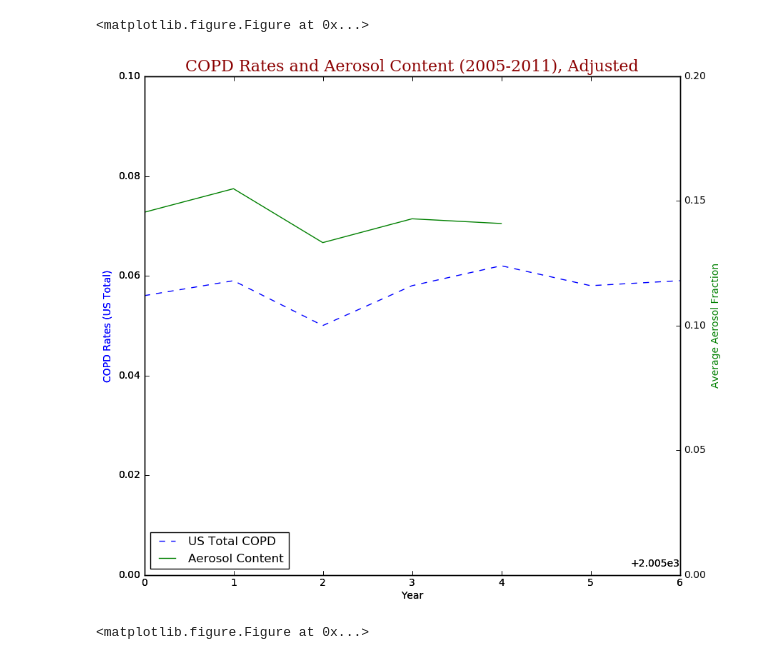
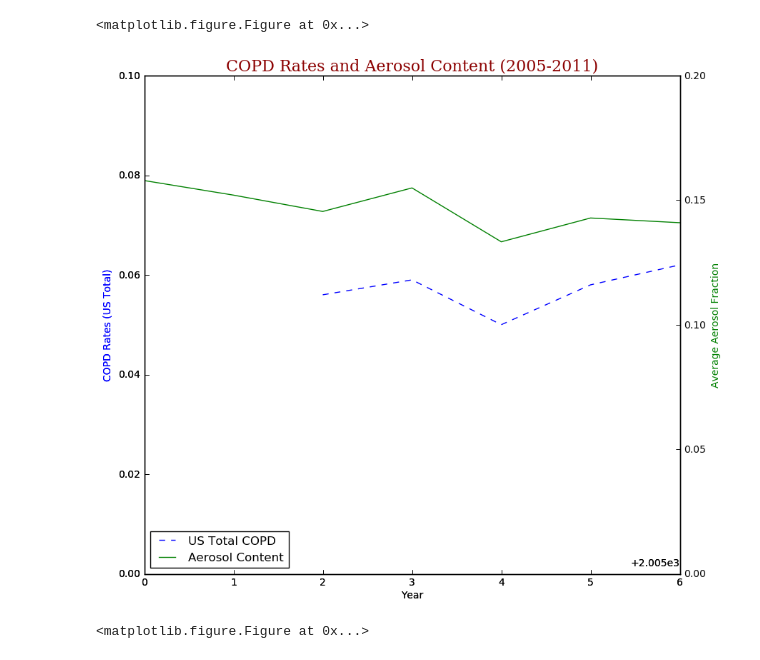
Before and after one commit to SummerAppSpace/PlanetHome, a Jupyter notebook: Data Plot.ipynb, the cells around one changed output. Saved outputs shown, nothing was run; the diff lists cells and outputs as text; code cells hidden in the pictures.

```diff
--- a/Data Plot.ipynb
+++ b/Data Plot.ipynb
@@ -109,36 +109,35 @@ font = {'family': 'serif',
         }
 
 par1 = host.twinx()
 # par2 = host.twinx()
 
 # offset = 60
 # new_fixed_axis = par2.get_grid_helper().new_fixed_axis
 # par2.axis["right"] = new_fixed_axis(loc="right", axes=par2,
 #                                         offset=(offset, 0))
 
 # par2.axis["right"].toggle(all=True)
 
 host.set_xlim(2005, 2011)
 host.set_ylim(0, .1)
 
 host.set_xlabel("Year")
 host.set_ylabel("COPD Rates (US Total)")
 par1.set_ylabel("Average Aerosol Fraction")
 
-p1, = host.plot([2005, 2006, 2007, 2008, 2009, 2010, 2011], [.056, .059, .05, .058, .062, .058, .059], label="US Total COPD",linestyle='dashed')
+p1, = host.plot([2007, 2008, 2009, 2010, 2011, 2012, 2013], [.056, .059, .05, .058, .062, .058, .059], label="US Total COPD",linestyle='dashed')
 
-p2, = par1.plot([2003, 2004, 2005, 2006, 2007, 2008, 2009], [0.1578671115164649, 0.15201806422778805, 0.14545704938820161,0.1549062099680654,0.133278246792898,0.14283394266322635,0.1409409924411912,], label="Aerosol Content",)
+p2, = par1.plot([2005, 2006, 2007, 2008, 2009, 2010, 2011], [0.1578671115164649, 0.15201806422778805, 0.14545704938820161,0.1549062099680654,0.133278246792898,0.14283394266322635,0.1409409924411912,], label="Aerosol Content",)
 
 par1.set_ylim(0, .2)
 host.legend(loc=3)
 
-
 host.axis["left"].label.set_color(p1.get_color())
 par1.axis["right"].label.set_color(p2.get_color())
-plt.title("COPD Rates and Aerosol Content (2005-2011), Adjusted",fontdict=font)
+plt.title("COPD Rates and Aerosol Content (2005-2011)",fontdict=font)
 plt.figure(figsize=(11,9))
 plt.draw()
 plt.show()
 # %% [output]
-[figure, old version]
+[figure, new version]
 <matplotlib.figure.Figure at 0x...>
```
